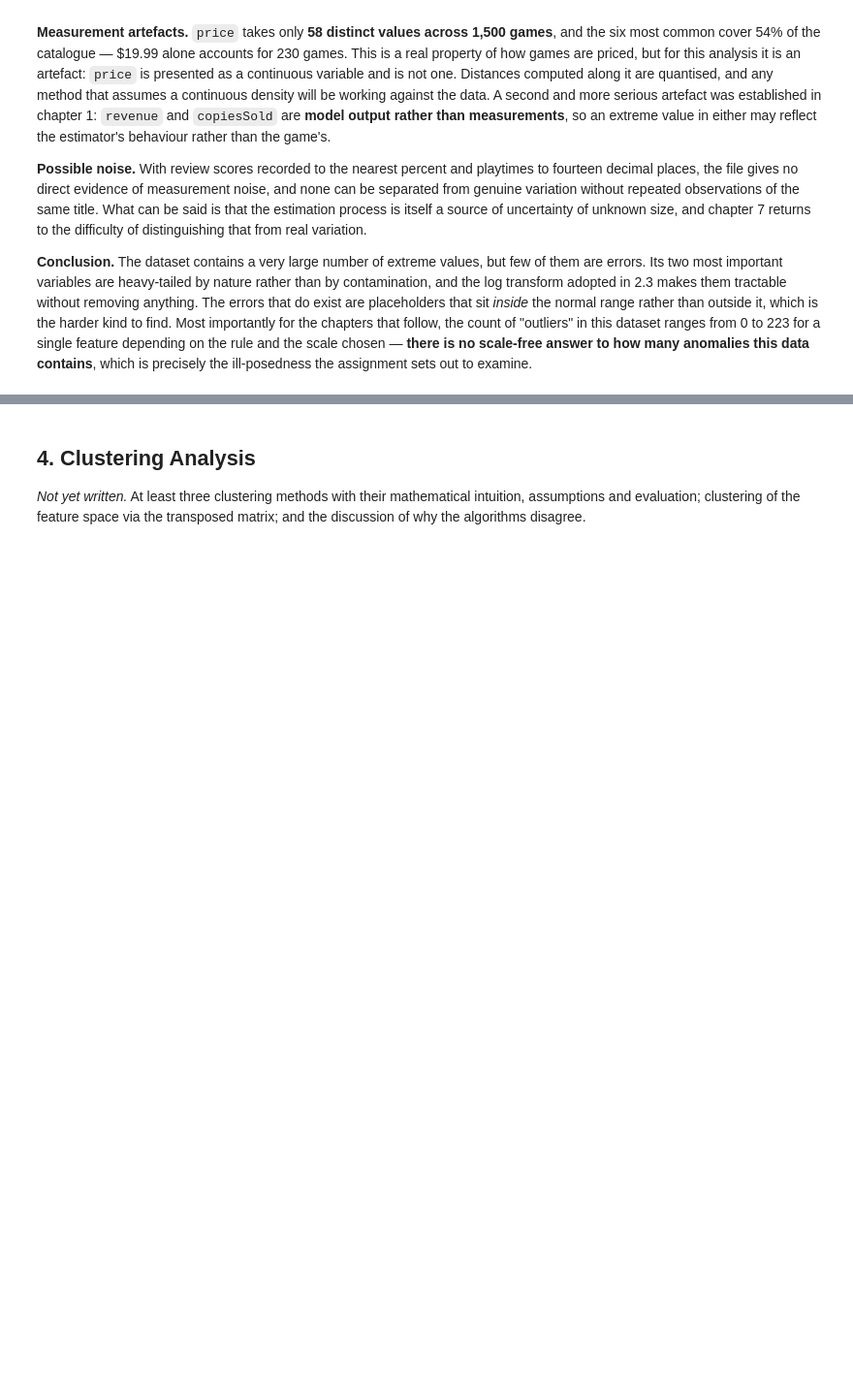
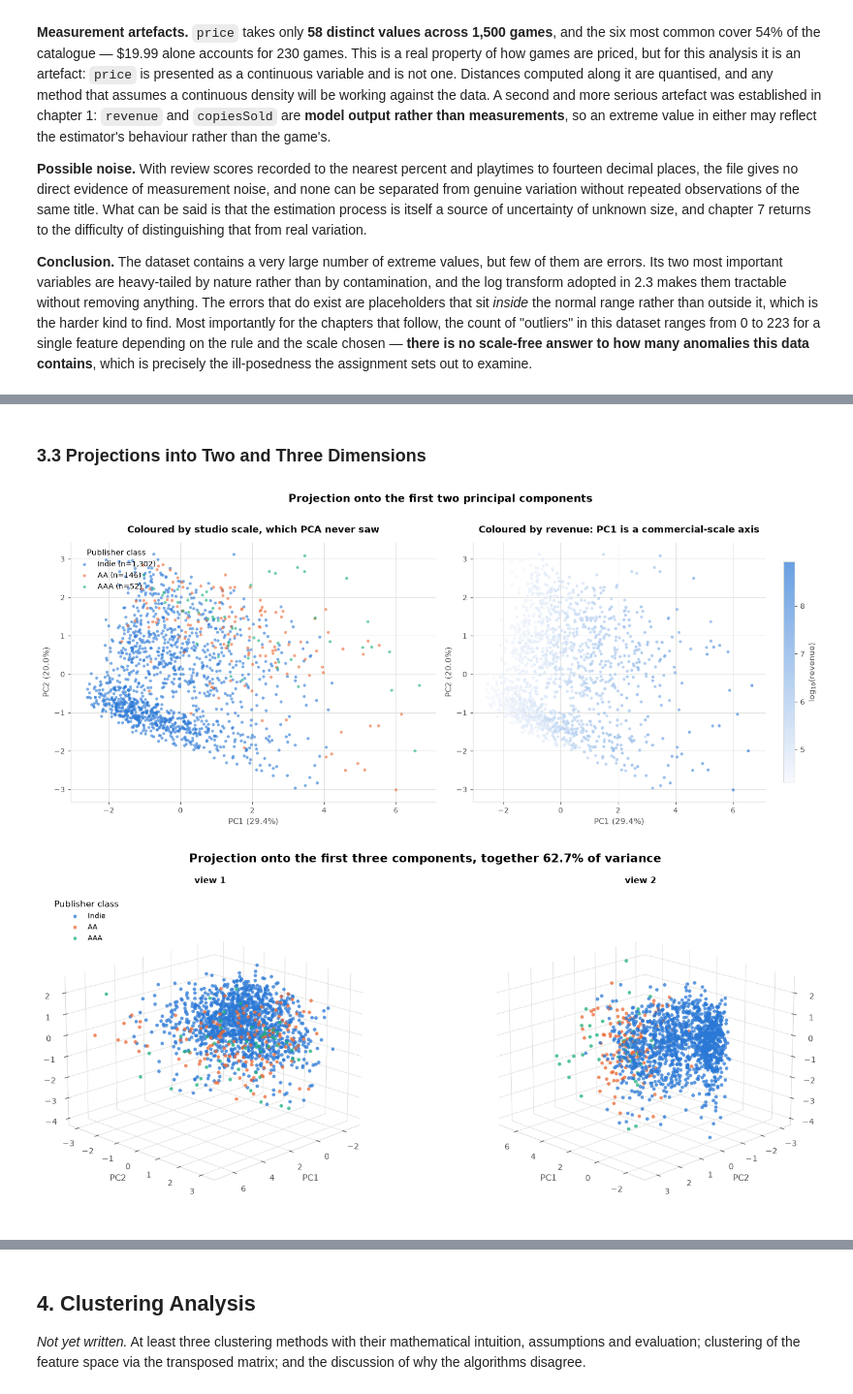
Before and after one commit to shonmazon/Data_Science, a Jupyter notebook: assignment3-unsupervised/notebooks/steam_unsupervised.ipynb, the cells around one changed output, grey strips where cells are left out. Shown at 97% size. Saved outputs shown, nothing was run; the diff lists cells and outputs as text; code cells hidden in the pictures; blank space fills up the shorter version.

```diff
--- a/assignment3-unsupervised/notebooks/steam_unsupervised.ipynb
+++ b/assignment3-unsupervised/notebooks/steam_unsupervised.ipynb
@@ -801,0 +990,9 @@ assignment sets out to examine.
+# %% [markdown]
+### 3.3 Projections into Two and Three Dimensions
+# %%
+scores = PCA(n_components=3, random_state=42).fit_transform(scaled_matrix)
+display(plot_projection_2d(scores, games, variance))
+display(plot_projection_3d(scores, games, variance))
+# %% [output]
+[figure, added]
+[figure, added]
```
Also changed, not shown: parts of 17 cells of this notebook, 2 other files.
